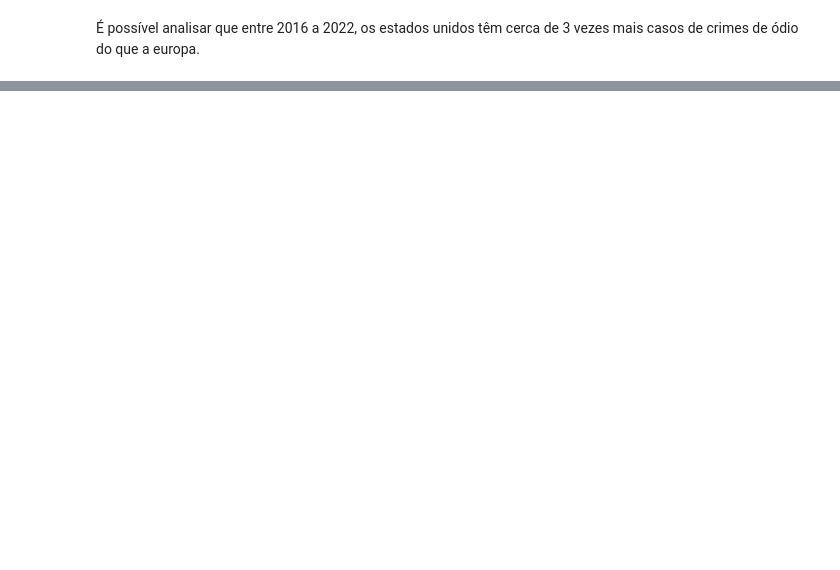
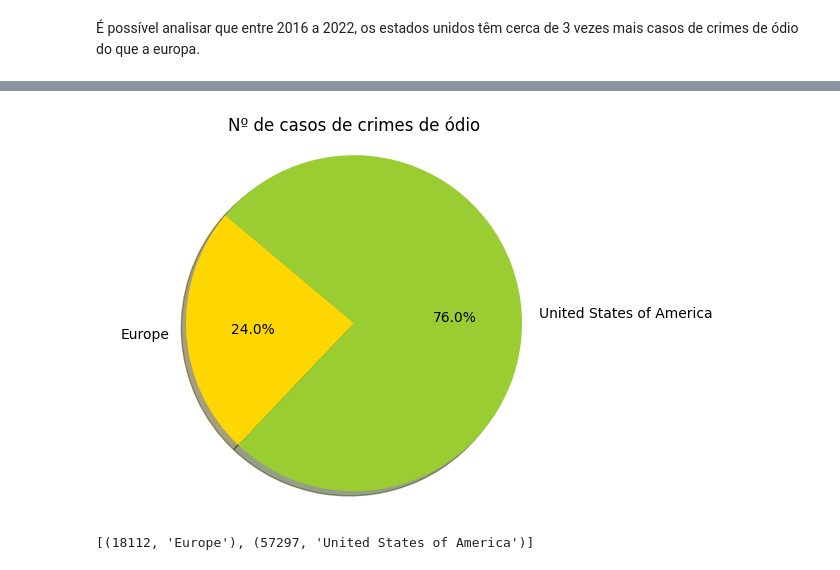
Before and after one commit to Sequeira12/SGD-Hate-Crimes-Analysis, a Jupyter notebook: Hate-crimes-analysis.ipynb, the cells around one changed output, grey strips where cells are left out. Saved outputs shown, nothing was run; the diff lists cells and outputs as text; code cells hidden in the pictures; blank space fills up the shorter version.

```diff
--- a/Hate-crimes-analysis.ipynb
+++ b/Hate-crimes-analysis.ipynb
@@ -492,0 +972,27 @@ Name: incident_id, dtype: int64
+# %%
+
+
+cur.execute("select count(distinct(incident_id)),country from crimes group by country;")
+rows = cur.fetchall()
+
+labels = [rows[0][1],rows[1][1]]
+sizes = [rows[0][0], rows[1][0]]
+colors = ['gold', 'yellowgreen']
+
+
+
+plt.pie(sizes, labels=labels, colors=colors,
+        autopct='%1.1f%%', shadow=True, startangle=140)
+
+
+plt.axis('equal')
+
+# Título do gráfico
+plt.title('Nº de casos de crimes de ódio')
+
+# Mostrar o gráfico
+plt.show()
+print(rows)
+# %% [output]
+[figure, added]
+[(18112, 'Europe'), (57297, 'United States of America')]
```
Also changed, not shown: parts of 75 cells of this notebook, 24 other files.
